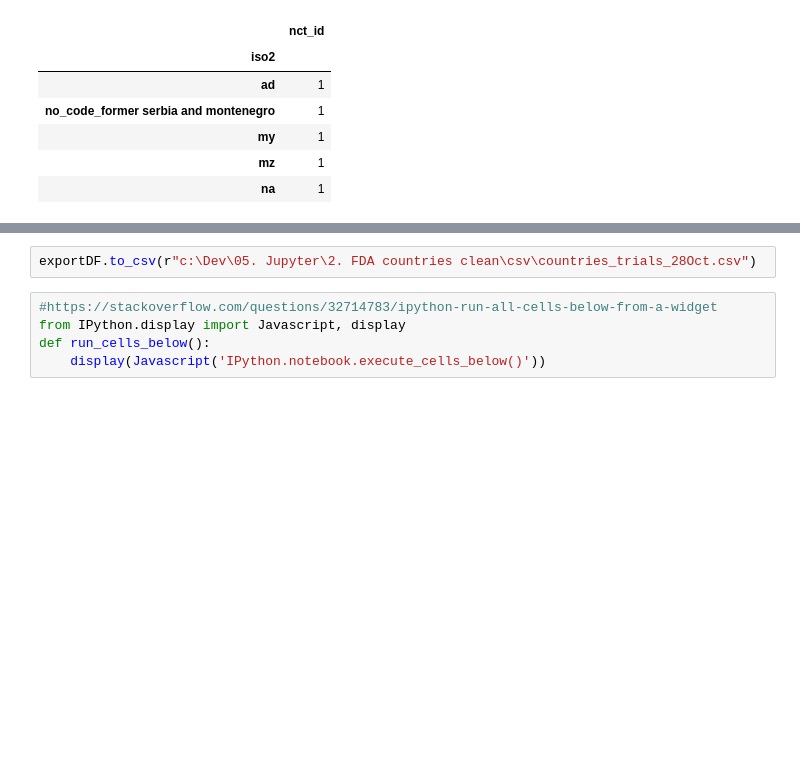
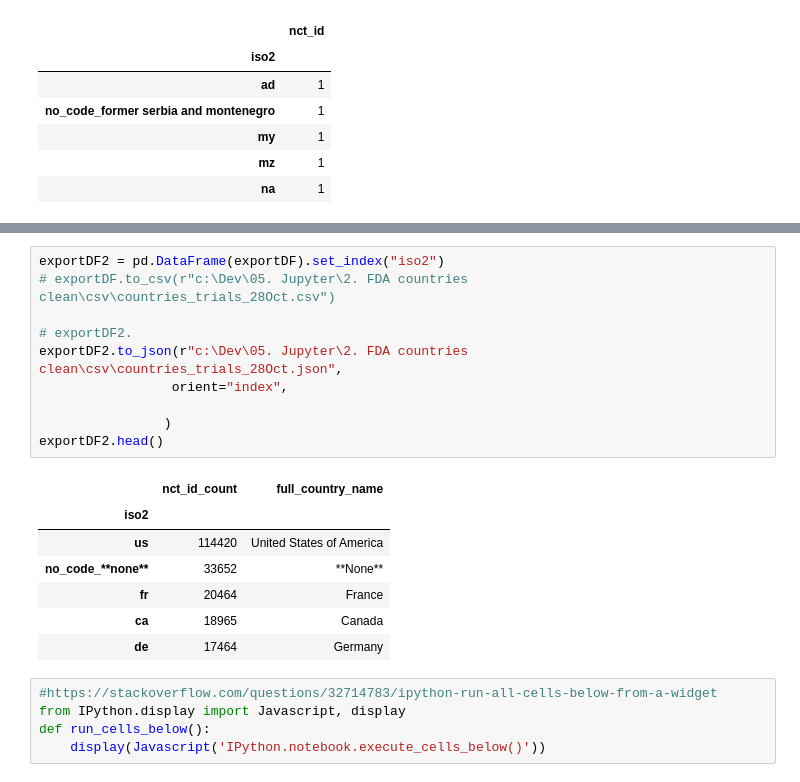
Before and after one commit to vaal12/FDA-clinical-studies-review, a Jupyter notebook: FDA_Countries_analysis.ipynb, the cells around one changed output, grey strips where cells are left out. Saved outputs shown, nothing was run; the diff lists cells and outputs as text; blank space fills up the shorter version.

Commit message:
1. JSON data generation. 2. Loading of json data is working

```diff
--- a/FDA_Countries_analysis.ipynb
+++ b/FDA_Countries_analysis.ipynb
@@ -173,5 +182,21 @@ exportDF.rename(columns={"nct_id":"nct_id_count"}, inplace=True)
 # %%
-exportDF.to_csv(r"c:\Dev\05. Jupyter\2. FDA countries clean\csv\countries_trials_28Oct.csv")
+exportDF2 = pd.DataFrame(exportDF).set_index("iso2")
+# exportDF.to_csv(r"c:\Dev\05. Jupyter\2. FDA countries clean\csv\countries_trials_28Oct.csv")
+
+# exportDF2.
+exportDF2.to_json(r"c:\Dev\05. Jupyter\2. FDA countries clean\csv\countries_trials_28Oct.json",
+                 orient="index",
+
+                )
+exportDF2.head()
+# %% [output]
+|  | nct_id_count | full_country_name |
+| iso2 |  |  |
+| us | 114420 | United States of America |
+| no_code_**none** | 33652 | **None** |
+| fr | 20464 | France |
+| ca | 18965 | Canada |
+| de | 17464 | Germany |
 # %%
 #https://stackoverflow.com/questions/32714783/ipython-run-all-cells-below-from-a-widget
 from IPython.display import Javascript, display
```
Also changed, not shown: parts of 1 cell of this notebook, 3 other files.
